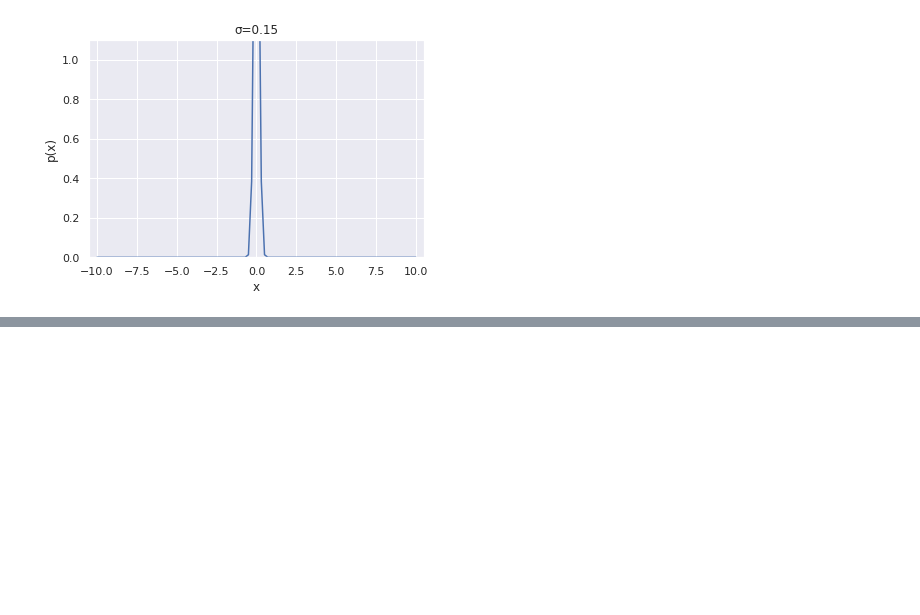
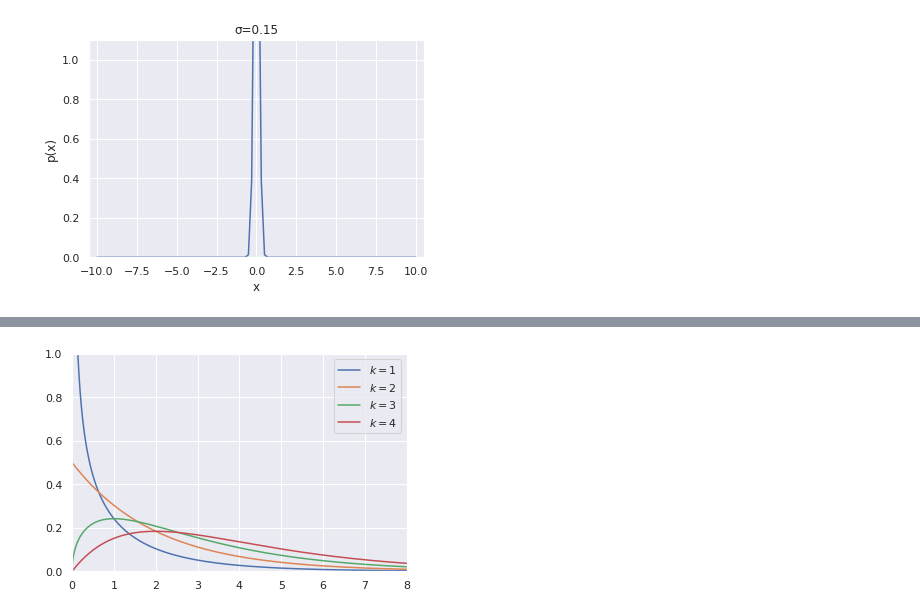
Before and after one commit to e4Rl97/Python3_temp, a Jupyter notebook: 正規分布関連描画.ipynb, the cells around one changed output, grey strips where cells are left out. Drawn from its saved outputs; the diff is of its cells as text; code cells hidden in the pictures; blank space fills up the shorter version.

```diff
--- a/正規分布関連描画.ipynb
+++ b/正規分布関連描画.ipynb
@@ -82,0 +129,19 @@ MovieWriter imagemagick unavailable; using Pillow instead.
+# %%
+import numpy as np
+import matplotlib.pyplot as plt
+from scipy import stats
+x = np.linspace(0, 8, 1000)
+fig,ax = plt.subplots(1,1)
+
+linestyles = [':', '--', '-.', '-']
+deg_of_freedom = [1, 2, 3, 4]
+for k in deg_of_freedom:
+  ax.plot(x, stats.chi2.pdf(x, k), label=r'$k=%i$' % k)
+
+plt.xlim(0, 8)
+plt.ylim(0, 1.0)
+
+plt.legend()
+plt.show()
+# %% [output]
+[figure, added]
```
Also changed, not shown: parts of 9 cells of this notebook, 8 other files.
